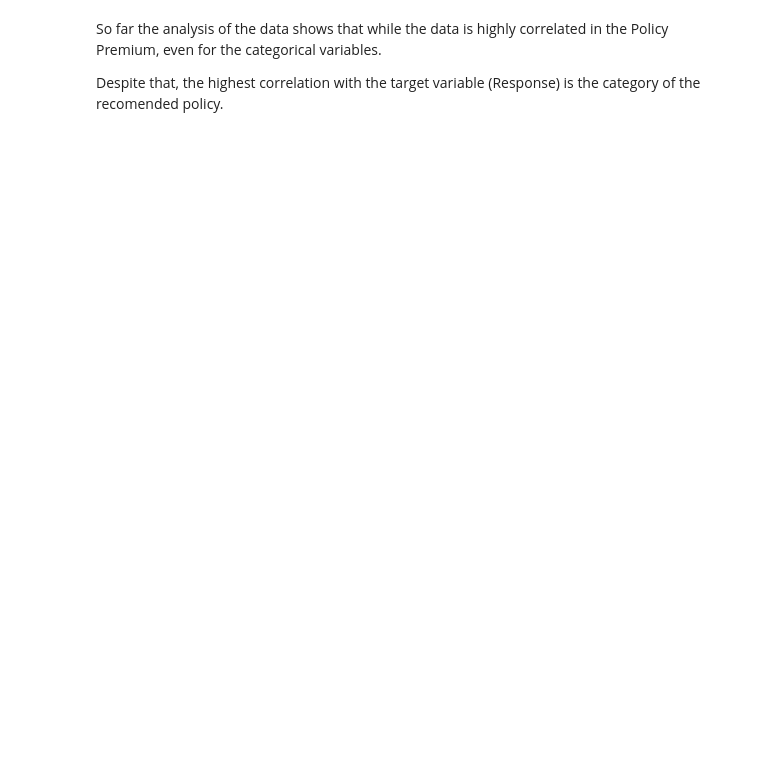
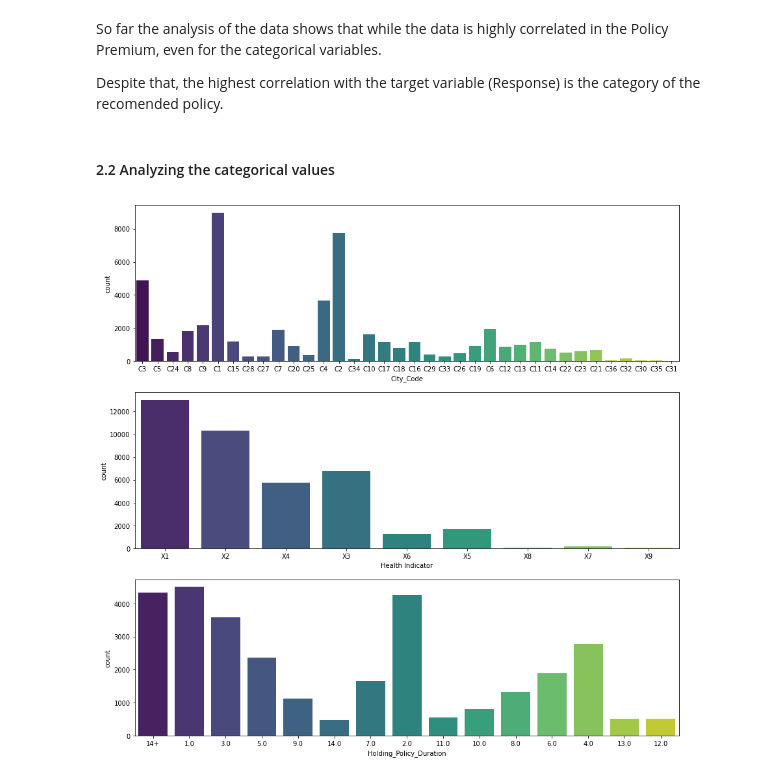
Before and after one commit to o-guilherme/IFSP-Proj-Sem2, a Jupyter notebook: EDA and Pre-processing.ipynb, the cells around one changed output. Cells and saved outputs as stored; diff of their text form; code cells hidden in the pictures; blank space fills up the shorter version.

```diff
--- a/EDA and Pre-processing.ipynb
+++ b/EDA and Pre-processing.ipynb
@@ -197,3 +199,18 @@ sns.heatmap(global_correlation, xticklabels=[''], yticklabels=global_labels,cmap
 So far the analysis of the data shows that while the data is highly correlated in the Policy Premium, even for the categorical variables.
 
 Despite that, the highest correlation with the target variable (Response) is the category of the recomended policy.
+# %% [markdown]
+#### 2.2 Analyzing the categorical values
+# %%
+plt.figure(figsize = (15,15))
+
+plt.subplot(3,1,1)
+sns.countplot(x = 'City_Code',data = df, palette='viridis')
+
+plt.subplot(3,1,2)
+sns.countplot(x = 'Health Indicator', data = df, palette='viridis')
+
+plt.subplot(3,1,3)
+sns.countplot(x = 'Holding_Policy_Duration',data = df, palette='viridis');
+# %% [output]
+[figure, added]
```
Also changed, not shown: parts of 18 cells of this notebook.
